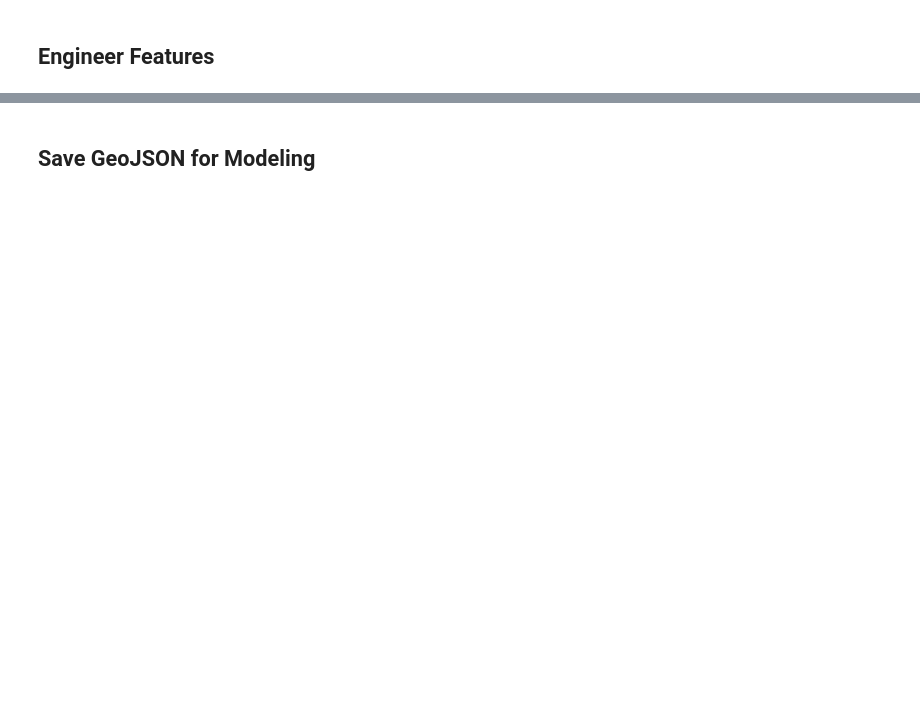
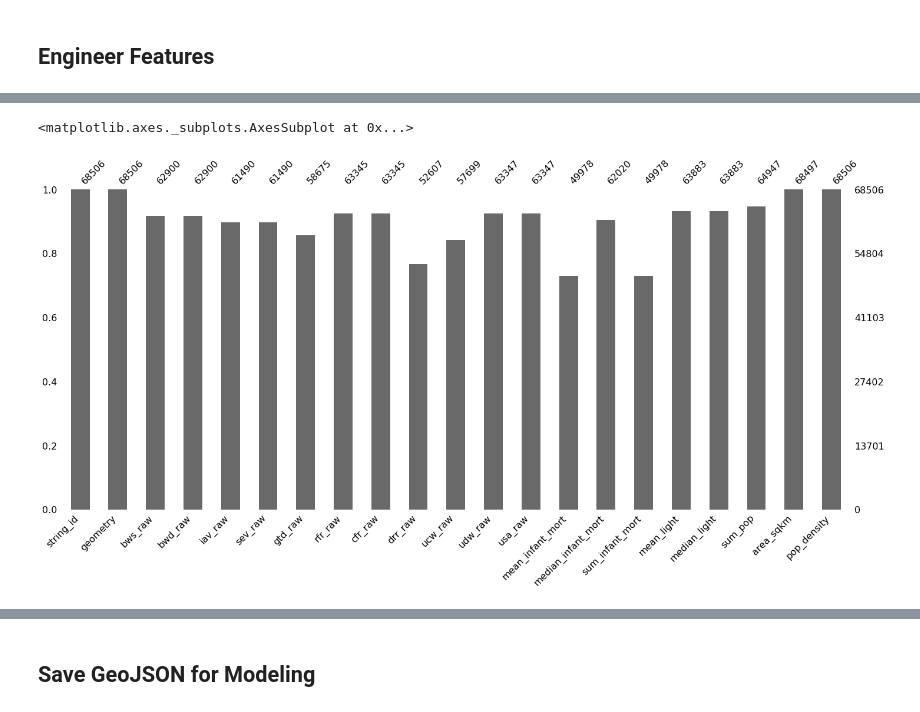
Before and after one commit to jmlasalle/water-risk-classification, a Jupyter notebook: Data-Wrangling.ipynb, the cells around one changed output, grey strips where cells are left out. Cells and saved outputs as stored; diff of their text form; code cells hidden in the pictures; blank space fills up the shorter version.

```diff
--- a/Data-Wrangling.ipynb
+++ b/Data-Wrangling.ipynb
@@ -329,2 +235,16 @@ ax.set_axis_off()
 # %% [markdown]
 ## Engineer Features
+# %%
+# project to equal area projection to calculate densities
+# NSIDC EASE-Grid 2.0 Global Equal area to calculate densities, https://epsg.io/6933
+
+aq_proj = aq_join.to_crs({'init':'epsg:6933'})
+# %%
+# Calculate the area of each Aqueduct polygon
+aq_proj['area_sqkm'] = aq_proj.area/10000000
+
+# Calculate population density
+aq_proj['pop_density'] = aq_proj['sum_pop']/aq_proj['area_sqkm']
+
+# reclassify NAs as zero
+aq_proj.loc[np.isnan(aq_proj['pop_density']) == True, 'pop_density'] = 0
@@ -330,0 +267,5 @@ ax.set_axis_off()
+# %%
+msno.bar(aq_proj)
+# %% [output]
+<matplotlib.axes._subplots.AxesSubplot at 0x...>
+[figure, added]
```
Also changed, not shown: parts of 32 cells of this notebook, 1 other file.
